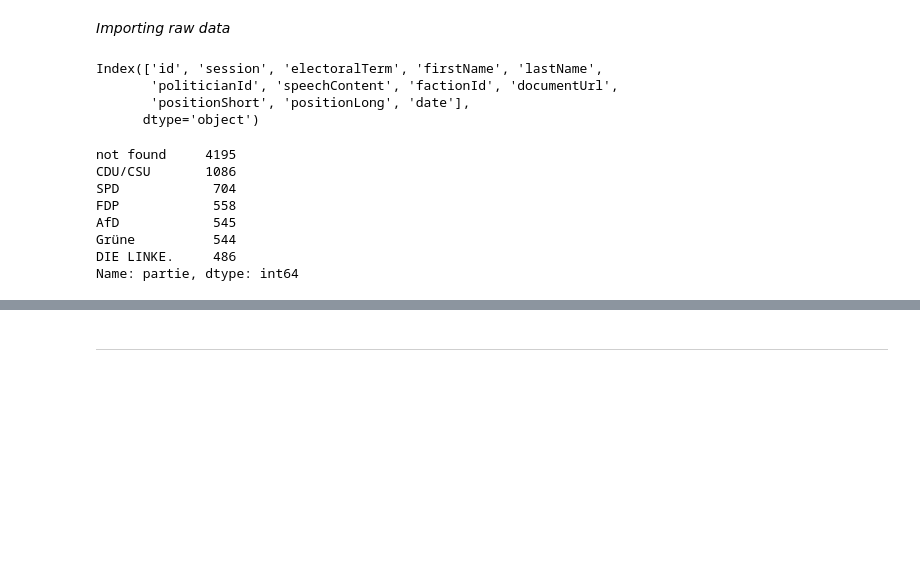
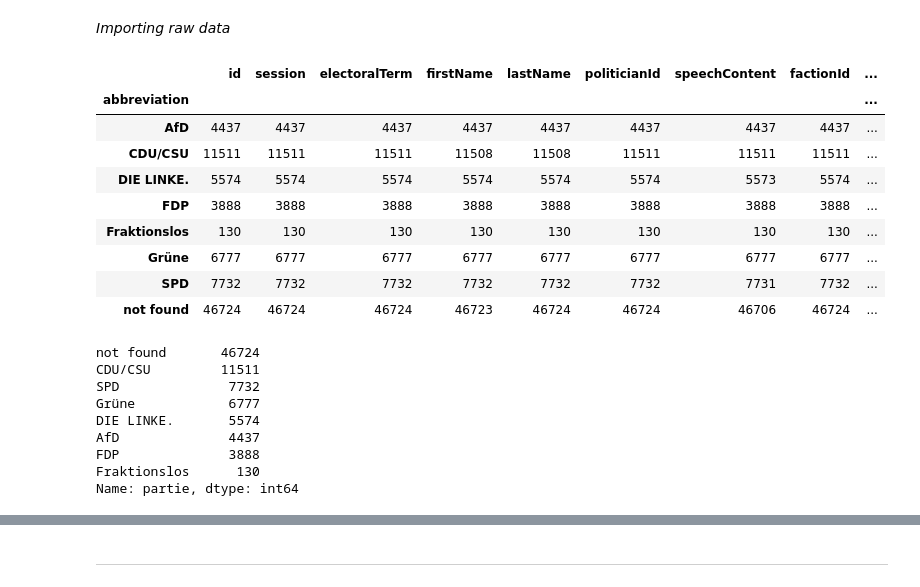
Before and after one commit to CodeGitte/SPICED_plenarreden_classifier, a Jupyter notebook: classifier.ipynb, the cells around one changed output, grey strips where cells are left out. Cells and saved outputs as stored; diff of their text form; code cells hidden in the pictures; blank space fills up the shorter version.

```diff
--- a/classifier.ipynb
+++ b/classifier.ipynb
@@ -33,13 +34,7 @@ from tensorflow.keras.losses import CategoricalCrossentropy
 *Importing raw data*
 # %%
 #import speeches for 2021 as sample
-speeches_df = pd.read_csv('data/speeches_new.csv')
-speeches_df.columns
+speeches_df = pd.read_csv('data/speeches.csv')
-# %% [output]
-Index(['id', 'session', 'electoralTerm', 'firstName', 'lastName',
-       'politicianId', 'speechContent', 'factionId', 'documentUrl',
-       'positionShort', 'positionLong', 'date'],
-      dtype='object')
 # %%
 #import faction id
 faction_df = pd.read_csv('data/factions.csv')
@@ -47,6 +42,26 @@ faction_df = faction_df.rename(columns={'id':'factionId'})
 # %%
 #merging the two dataframes
 data = pd.merge(left = speeches_df, right = faction_df, on = 'factionId', how = 'inner')
+# %%
+#removing all speeches that are older than 5 years
+data['date'] = pd.to_datetime(data['date'])
+data= data.set_index(['date'])
+data.sort_index(inplace=True, ascending=True)
+data = data.loc['2015-10-01':]
+# %%
+#examining the
+data.groupby('abbreviation').count()
+# %% [output]
+|  | id | session | electoralTerm | firstName | lastName | politicianId | speechContent | factionId | ... |
+| abbreviation |  |  |  |  |  |  |  |  | ... |
+| AfD | 4437 | 4437 | 4437 | 4437 | 4437 | 4437 | 4437 | 4437 | ... |
+| CDU/CSU | 11511 | 11511 | 11511 | 11508 | 11508 | 11511 | 11511 | 11511 | ... |
+| DIE LINKE. | 5574 | 5574 | 5574 | 5574 | 5574 | 5574 | 5573 | 5574 | ... |
+| FDP | 3888 | 3888 | 3888 | 3888 | 3888 | 3888 | 3888 | 3888 | ... |
+| Fraktionslos | 130 | 130 | 130 | 130 | 130 | 130 | 130 | 130 | ... |
+| Grüne | 6777 | 6777 | 6777 | 6777 | 6777 | 6777 | 6777 | 6777 | ... |
+| SPD | 7732 | 7732 | 7732 | 7732 | 7732 | 7732 | 7731 | 7732 | ... |
+| not found | 46724 | 46724 | 46724 | 46723 | 46724 | 46724 | 46706 | 46724 | ... |
 # %%
 #dropping all columns that are not needed
 data = data[['speechContent', 'abbreviation']]
@@ -55,12 +70,13 @@ data.rename(columns={'abbreviation':'partie'}, inplace=True)
 #expecting the value count of all columns
 data.partie.value_counts()
 # %% [output]
-not found     4195
-CDU/CSU       1086
-SPD            704
-FDP            558
-AfD            545
-Grüne          544
-DIE LINKE.     486
+not found       46724
+CDU/CSU         11511
+SPD              7732
+Grüne            6777
+DIE LINKE.       5574
+AfD              4437
+FDP              3888
+Fraktionslos      130
 Name: partie, dtype: int64
 # %%
```
Also changed, not shown: parts of 56 cells of this notebook.
